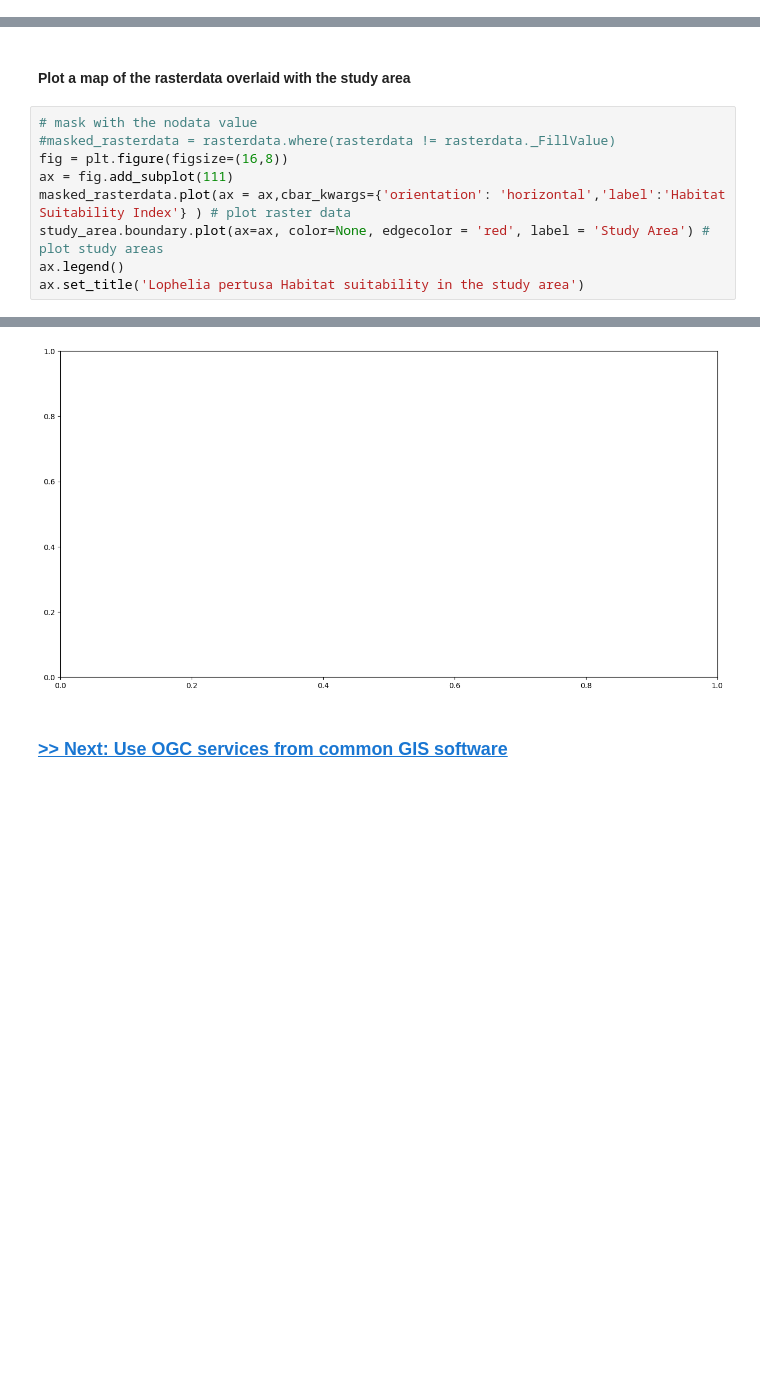
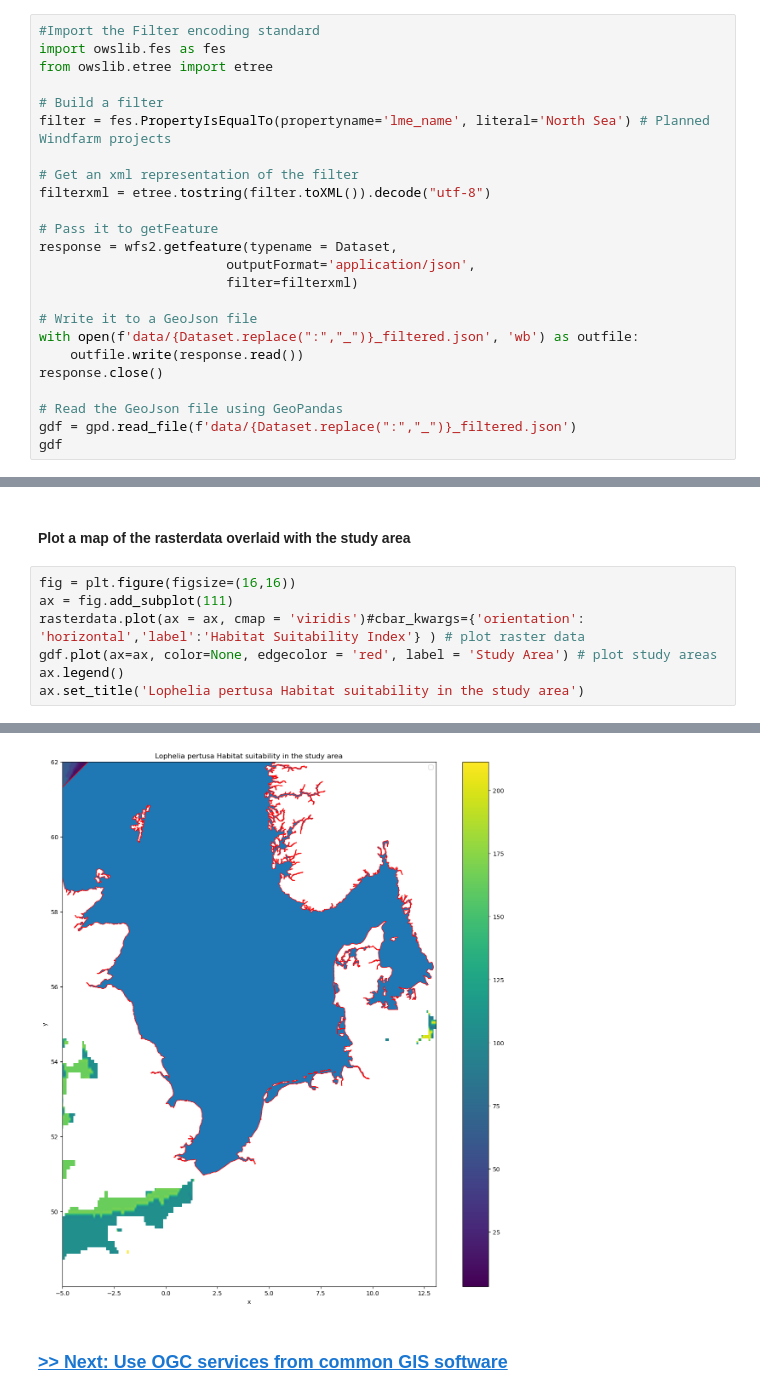
Before and after one commit to missionatlantic/GeoNode_OGC_webservices_workshop, a Jupyter notebook: 3_subset_and_download_data_with_WFS&WCS.ipynb, the cells around one changed output, grey strips where cells are left out. Drawn from its saved outputs; the diff is of its cells as text; blank space fills up the shorter version.

Commit message:
Notebook3: Tests on defining a study area through WFS query from Marine Regions, status: Fail

```diff
--- a/3_subset_and_download_data_with_WFS&WCS.ipynb
+++ b/3_subset_and_download_data_with_WFS&WCS.ipynb
@@ -342,0 +405,24 @@ wcs.contents[dataset].supportedFormats
+# %%
+#Import the Filter encoding standard
+import owslib.fes as fes
+from owslib.etree import etree
+
+# Build a filter
+filter = fes.PropertyIsEqualTo(propertyname='lme_name', literal='North Sea') # Planned Windfarm projects
+
+# Get an xml representation of the filter
+filterxml = etree.tostring(filter.toXML()).decode("utf-8")
+
+# Pass it to getFeature
+response = wfs2.getfeature(typename = Dataset,
+                        outputFormat='application/json',
+                        filter=filterxml)
+
+# Write it to a GeoJson file
+with open(f'data/{Dataset.replace(":","_")}_filtered.json', 'wb') as outfile:
+    outfile.write(response.read())
+response.close()
+
+# Read the GeoJson file using GeoPandas
+gdf = gpd.read_file(f'data/{Dataset.replace(":","_")}_filtered.json')
+gdf
@@ -416,12 +454,10 @@ rasterdata.attrs
 # %% [markdown]
 #### Plot a map of the rasterdata overlaid with the study area
 # %%
-# mask with the nodata value
-#masked_rasterdata = rasterdata.where(rasterdata != rasterdata._FillValue)
-fig = plt.figure(figsize=(16,8))
+fig = plt.figure(figsize=(16,16))
 ax = fig.add_subplot(111)
-masked_rasterdata.plot(ax = ax,cbar_kwargs={'orientation': 'horizontal','label':'Habitat Suitability Index'} ) # plot raster data
-study_area.boundary.plot(ax=ax, color=None, edgecolor = 'red', label = 'Study Area') # plot study areas
+rasterdata.plot(ax = ax, cmap = 'viridis')#cbar_kwargs={'orientation': 'horizontal','label':'Habitat Suitability Index'} ) # plot raster data
+gdf.plot(ax=ax, color=None, edgecolor = 'red', label = 'Study Area') # plot study areas
 ax.legend()
 ax.set_title('Lophelia pertusa Habitat suitability in the study area')
 # %% [output]
@@ -429,4 +468,4 @@ NameError: name 'masked_rasterdata' is not defined
-[figure, old version]
+[figure, new version]
 # %% [markdown]
 ### [>> Next: Use OGC services from common GIS software](./4_OGC_services_from_common_GIS_software.ipynb)
 # %% [markdown]
```
Also changed, not shown: parts of 21 cells of this notebook, 13 other files.
